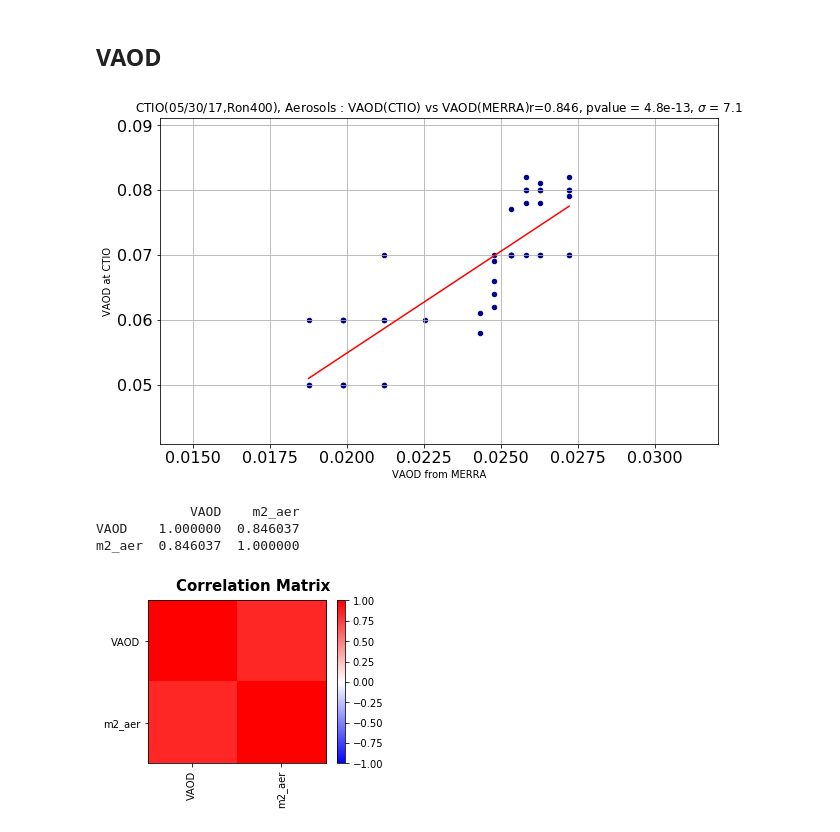
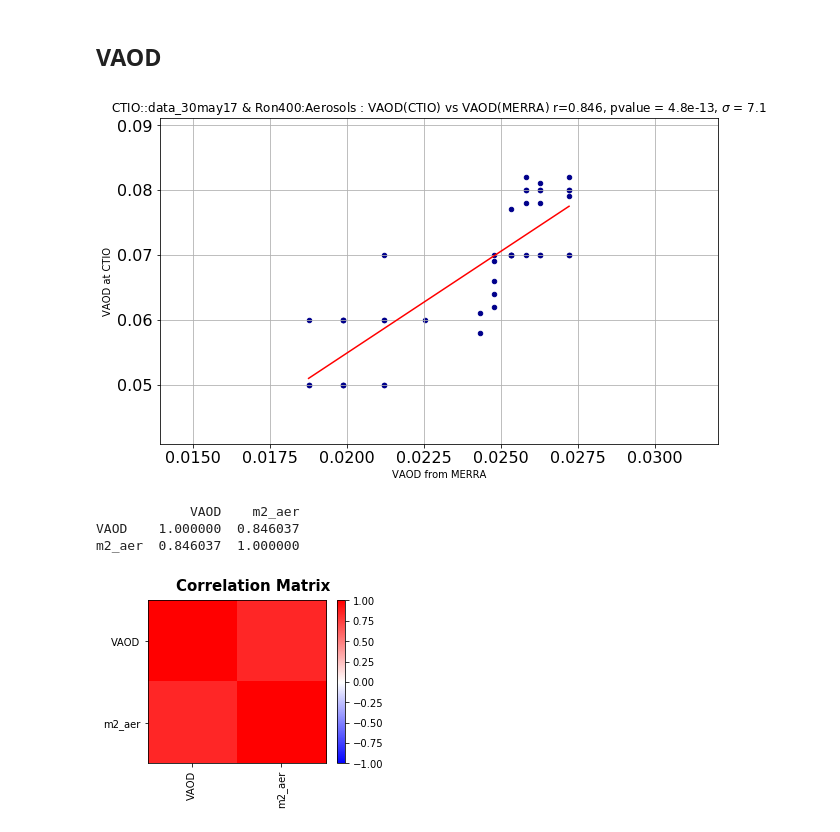
Before and after one commit to sylvielsstfr/GMAOMERRA2, a Jupyter notebook: atmparamcomp/CompareAtmParametersCTIO2017.ipynb, the cells around one changed output. Drawn from its saved outputs; the diff is of its cells as text; code cells hidden in the pictures.

```diff
--- a/atmparamcomp/CompareAtmParametersCTIO2017.ipynb
+++ b/atmparamcomp/CompareAtmParametersCTIO2017.ipynb
@@ -117,7 +142,9 @@ df_ctio.tail()
+# %%
+selection_tag=selected_night+' & '+selected_disperser+':'
 # %% [markdown]
 ## Select the night
 # %%
-df_ctio_select=df_ctio.loc[df_ctio["subdir"]=="data_30may17"]
+df_ctio_select=df_ctio.loc[df_ctio["subdir"]==selected_night]
 # %%
 df_ctio_select
 # %% [output]
@@ -147,7 +174,7 @@ len(df_ctio_select)
 # %% [markdown]
 ## Select the disperser
 # %%
-df_ctio_select_sel=df_ctio_select[df_ctio_select["disperser"]=="Ron400"]
+df_ctio_select_sel=df_ctio_select[df_ctio_select["disperser"]==selected_disperser]
 # %%
 len(df_ctio_select_sel)
 # %% [output]
@@ -468,10 +501,12 @@ m2_ozone -0.627753  1.000000
 ## VAOD
 # %%
 df_aer=df_ctio_new[["VAOD","m2_aer"]]
+# %%
+title="CTIO::"+selection_tag+"Aerosols : VAOD(CTIO) vs VAOD(MERRA) "
 # %%
-StudyCorrelation(df_aer,"m2_aer","VAOD","CTIO(05/30/17,Ron400), Aerosols : VAOD(CTIO) vs VAOD(MERRA)","VAOD from MERRA","VAOD at CTIO")
+StudyCorrelation(df_aer,"m2_aer","VAOD",title,"VAOD from MERRA","VAOD at CTIO")
 # %% [output]
-[figure, old version]
+[figure, new version]
             VAOD    m2_aer
 VAOD    1.000000  0.846037
 m2_aer  0.846037  1.000000
```
Also changed, not shown: parts of 13 cells of this notebook.
